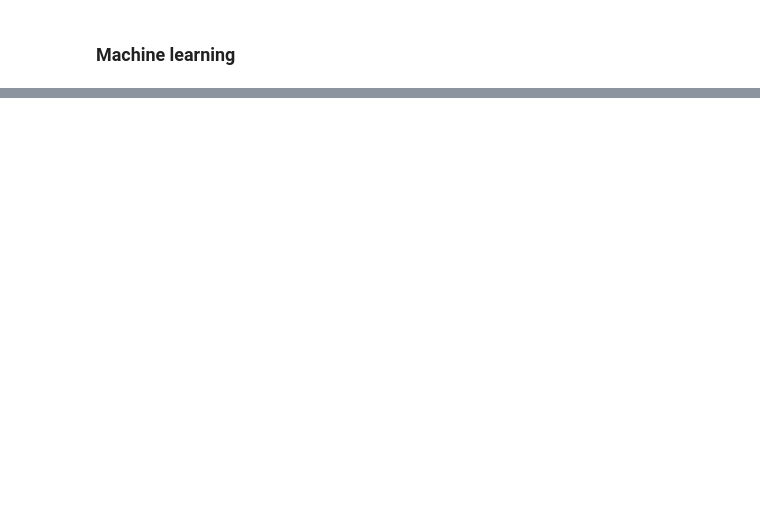
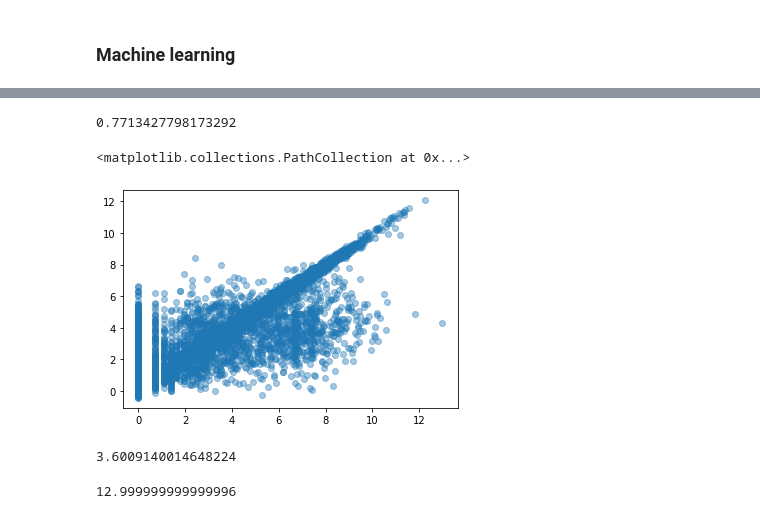
Before and after one commit to Bounty1993/Text-analysis, a Jupyter notebook: internet_news.ipynb, the cells around one changed output, grey strips where cells are left out. Drawn from its saved outputs; the diff is of its cells as text; code cells hidden in the pictures; blank space fills up the shorter version.

Commit message:
working model

```diff
--- a/internet_news.ipynb
+++ b/internet_news.ipynb
@@ -102,3 +105,11 @@ Total params: 7,896,769
 Trainable params: 7,896,769
 Non-trainable params: 0
 _________________________________________________________________
+# %%
+model.compile(optimizer='adam',
+              loss='mse',
+              metrics=['mse'])
+history = model.fit(text, labels,
+                    epochs=10,
+                    batch_size=128,
+                    validation_split=0.2)
@@ -104,0 +134,19 @@ _________________________________________________________________
+# %%
+Y_pred = model.predict(text)
+# %%
+r2_score(labels, Y_pred)
+# %% [output]
+0.7713427798173292
+# %%
+plt.scatter(labels, Y_pred, alpha=0.4)
+# %% [output]
+<matplotlib.collections.PathCollection at 0x...>
+[figure, added]
+# %%
+median_absolute_error(np.expm1(labels), np.expm1(Y_pred))
+# %% [output]
+3.6009140014648224
+# %%
+np.expm1(labels).median()
+# %% [output]
+12.999999999999996
```
Also changed, not shown: parts of 5 cells of this notebook.
